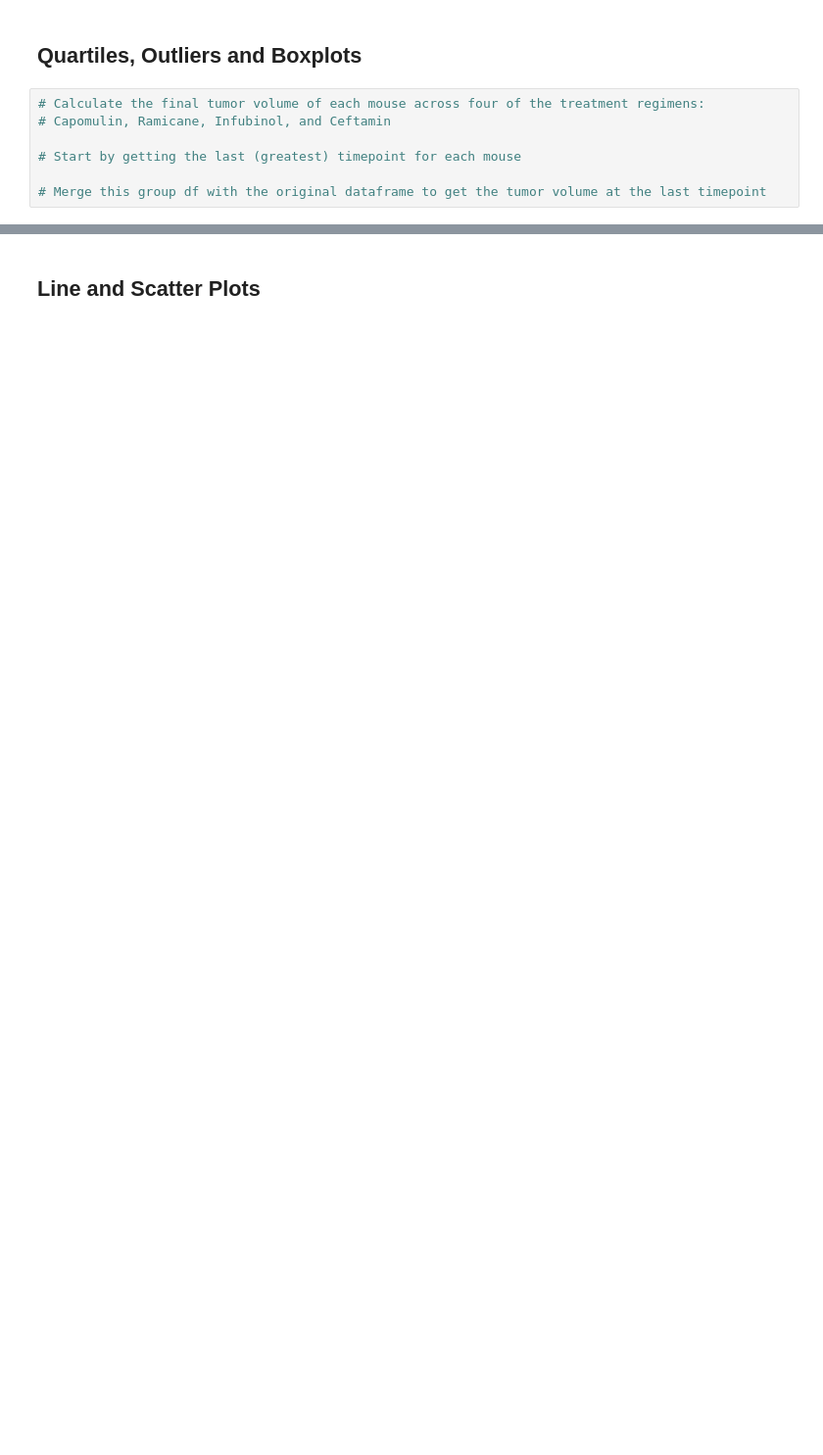
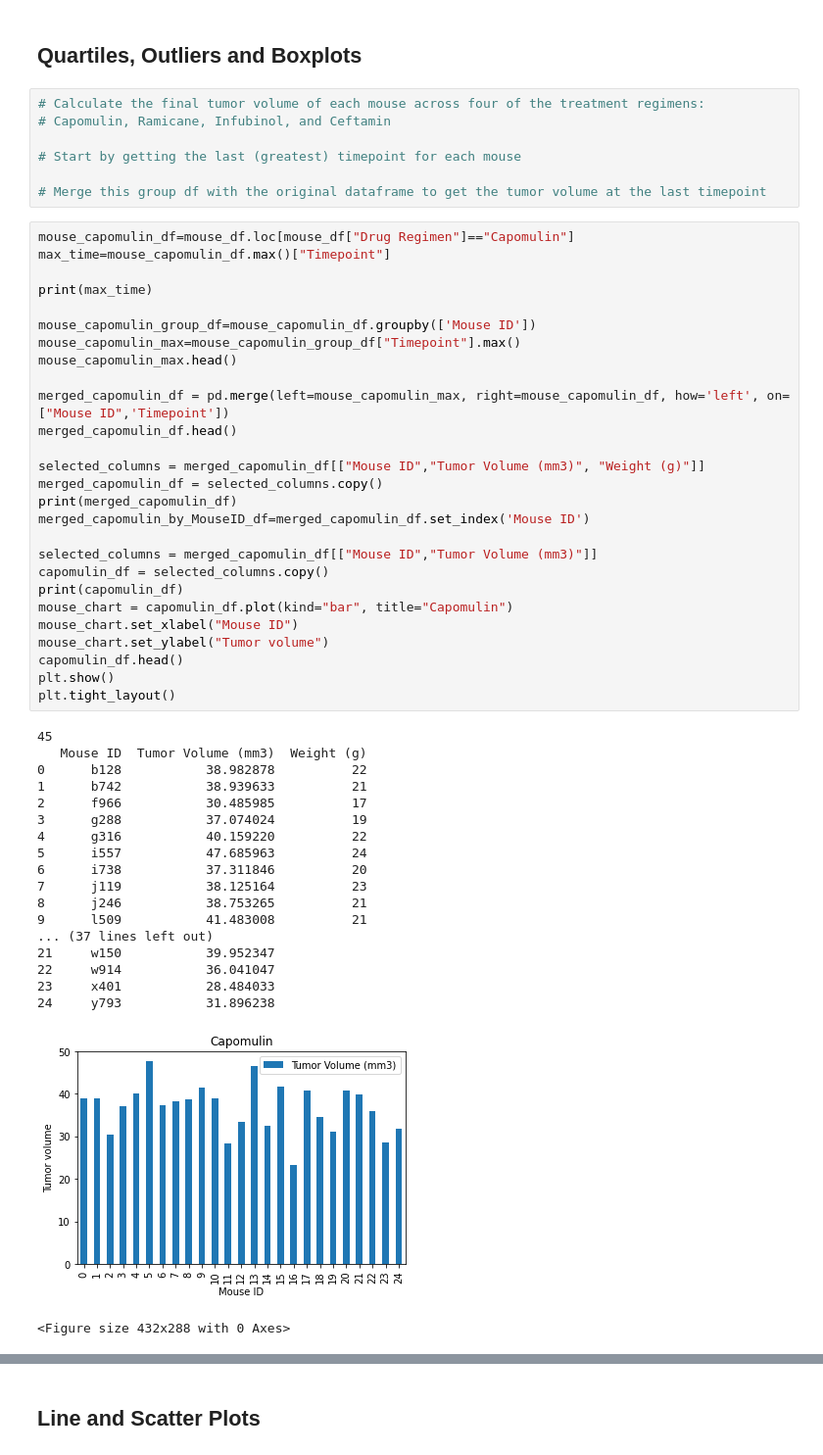
Before and after one commit to granginderpreet/matplotlib, a Jupyter notebook: pymaceuticals_starter.ipynb, the cells around one changed output, grey strips where cells are left out. Shown at 98% size. Drawn from its saved outputs; the diff is of its cells as text; blank space fills up the shorter version.

```diff
--- a/pymaceuticals_starter.ipynb
+++ b/pymaceuticals_starter.ipynb
@@ -294,3 +299,50 @@ Name: Mouse ID, dtype: int64
 # Start by getting the last (greatest) timepoint for each mouse
 
 # Merge this group df with the original dataframe to get the tumor volume at the last timepoint
+# %%
+mouse_capomulin_df=mouse_df.loc[mouse_df["Drug Regimen"]=="Capomulin"]
+max_time=mouse_capomulin_df.max()["Timepoint"]
+
+print(max_time)
+
+mouse_capomulin_group_df=mouse_capomulin_df.groupby(['Mouse ID'])
+mouse_capomulin_max=mouse_capomulin_group_df["Timepoint"].max()
+mouse_capomulin_max.head()
+
+merged_capomulin_df = pd.merge(left=mouse_capomulin_max, right=mouse_capomulin_df, how='left', on=["Mouse ID",'Timepoint'])
+merged_capomulin_df.head()
+
+selected_columns = merged_capomulin_df[["Mouse ID","Tumor Volume (mm3)", "Weight (g)"]]
+merged_capomulin_df = selected_columns.copy()
+print(merged_capomulin_df)
+merged_capomulin_by_MouseID_df=merged_capomulin_df.set_index('Mouse ID')
+
+selected_columns = merged_capomulin_df[["Mouse ID","Tumor Volume (mm3)"]]
+capomulin_df = selected_columns.copy()
+print(capomulin_df)
+mouse_chart = capomulin_df.plot(kind="bar", title="Capomulin")
+mouse_chart.set_xlabel("Mouse ID")
+mouse_chart.set_ylabel("Tumor volume")
+capomulin_df.head()
+plt.show()
+plt.tight_layout()
+# %% [output]
+45
+   Mouse ID  Tumor Volume (mm3)  Weight (g)
+0      b128           38.982878          22
+1      b742           38.939633          21
+2      f966           30.485985          17
+3      g288           37.074024          19
+4      g316           40.159220          22
+5      i557           47.685963          24
+6      i738           37.311846          20
+7      j119           38.125164          23
+8      j246           38.753265          21
+9      l509           41.483008          21
+... (37 lines left out)
+21     w150           39.952347
+22     w914           36.041047
+23     x401           28.484033
+24     y793           31.896238
+[figure, added]
+<Figure size 432x288 with 0 Axes>
```
Also changed, not shown: parts of 25 cells of this notebook.
